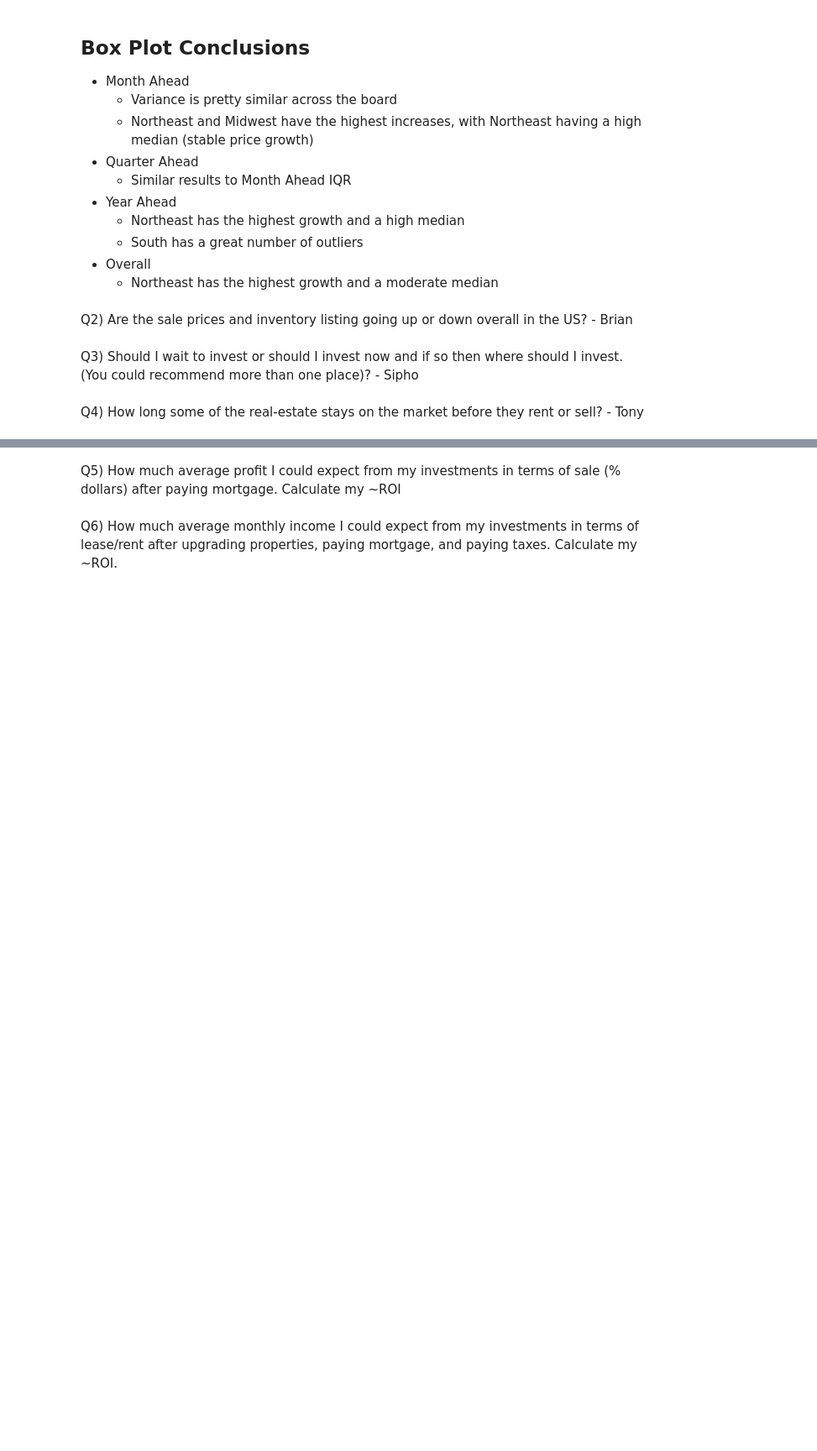
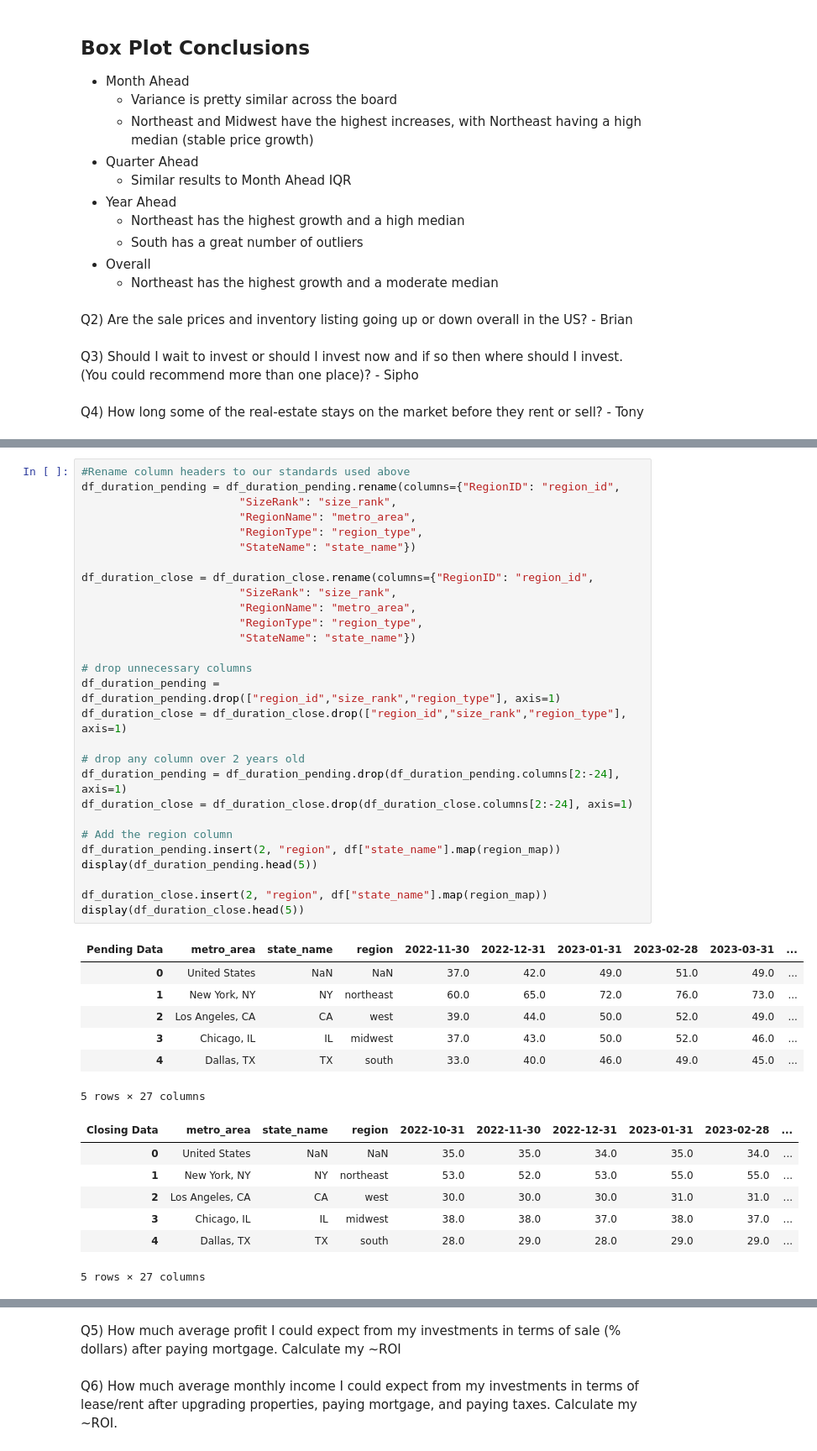
Before and after one commit to LaureaYue/Final-Project-Group-4-SEIS631, a Jupyter notebook: finalproject.ipynb, the cells around one changed output, grey strips where cells are left out. Shown: that part at 84% size. Saved outputs shown, nothing was run; the diff lists cells and outputs as text; blank space fills up the shorter version.

```diff
--- a/finalproject.ipynb
+++ b/finalproject.ipynb
@@ -284,0 +365,43 @@ Q4) How long some of the real-estate stays on the market before they rent or sel
+# %%
+#Rename column headers to our standards used above
+df_duration_pending = df_duration_pending.rename(columns={"RegionID": "region_id",
+                        "SizeRank": "size_rank",
+                        "RegionName": "metro_area",
+                        "RegionType": "region_type",
+                        "StateName": "state_name"})
+
+df_duration_close = df_duration_close.rename(columns={"RegionID": "region_id",
+                        "SizeRank": "size_rank",
+                        "RegionName": "metro_area",
+                        "RegionType": "region_type",
+                        "StateName": "state_name"})
+
+# drop unnecessary columns
+df_duration_pending = df_duration_pending.drop(["region_id","size_rank","region_type"], axis=1)
+df_duration_close = df_duration_close.drop(["region_id","size_rank","region_type"], axis=1)
+
+# drop any column over 2 years old
+df_duration_pending = df_duration_pending.drop(df_duration_pending.columns[2:-24], axis=1)
+df_duration_close = df_duration_close.drop(df_duration_close.columns[2:-24], axis=1)
+
+# Add the region column
+df_duration_pending.insert(2, "region", df["state_name"].map(region_map))
+display(df_duration_pending.head(5))
+
+df_duration_close.insert(2, "region", df["state_name"].map(region_map))
+display(df_duration_close.head(5))
+# %% [output]
+| Pending Data | metro_area | state_name | region | 2022-11-30 | 2022-12-31 | 2023-01-31 | 2023-02-28 | 2023-03-31 | ... |
+| 0 | United States | NaN | NaN | 37.0 | 42.0 | 49.0 | 51.0 | 49.0 | ... |
+| 1 | New York, NY | NY | northeast | 60.0 | 65.0 | 72.0 | 76.0 | 73.0 | ... |
+| 2 | Los Angeles, CA | CA | west | 39.0 | 44.0 | 50.0 | 52.0 | 49.0 | ... |
+| 3 | Chicago, IL | IL | midwest | 37.0 | 43.0 | 50.0 | 52.0 | 46.0 | ... |
+| 4 | Dallas, TX | TX | south | 33.0 | 40.0 | 46.0 | 49.0 | 45.0 | ... |
+5 rows × 27 columns
+| Closing Data | metro_area | state_name | region | 2022-10-31 | 2022-11-30 | 2022-12-31 | 2023-01-31 | 2023-02-28 | ... |
+| 0 | United States | NaN | NaN | 35.0 | 35.0 | 34.0 | 35.0 | 34.0 | ... |
+| 1 | New York, NY | NY | northeast | 53.0 | 52.0 | 53.0 | 55.0 | 55.0 | ... |
+| 2 | Los Angeles, CA | CA | west | 30.0 | 30.0 | 30.0 | 31.0 | 31.0 | ... |
+| 3 | Chicago, IL | IL | midwest | 38.0 | 38.0 | 37.0 | 38.0 | 37.0 | ... |
+| 4 | Dallas, TX | TX | south | 28.0 | 29.0 | 28.0 | 29.0 | 29.0 | ... |
+5 rows × 27 columns
```
Also changed, not shown: parts of 9 cells of this notebook, 2 other files.
